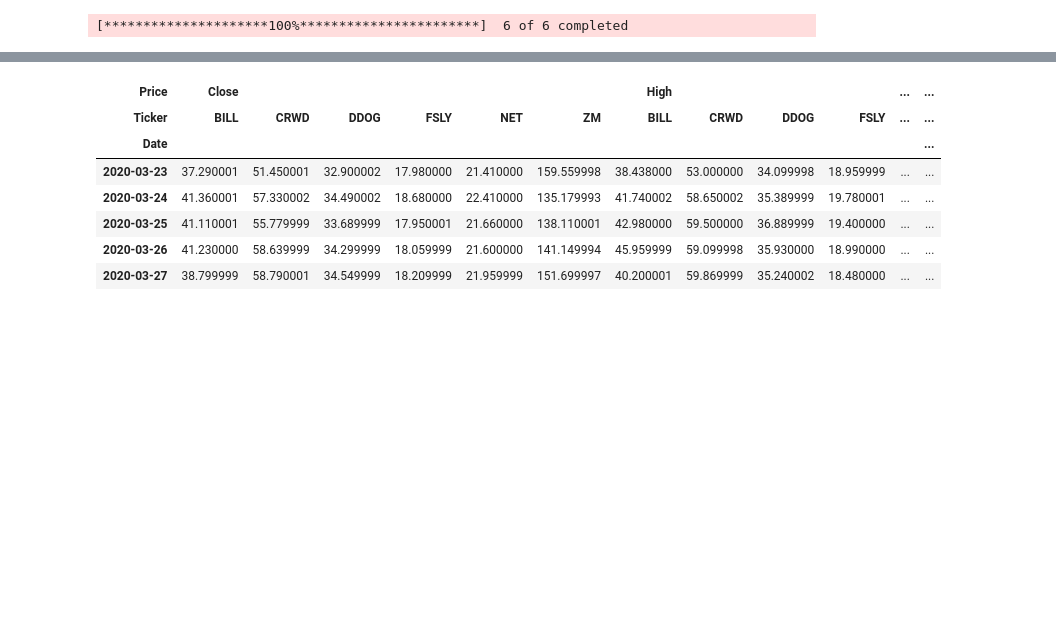
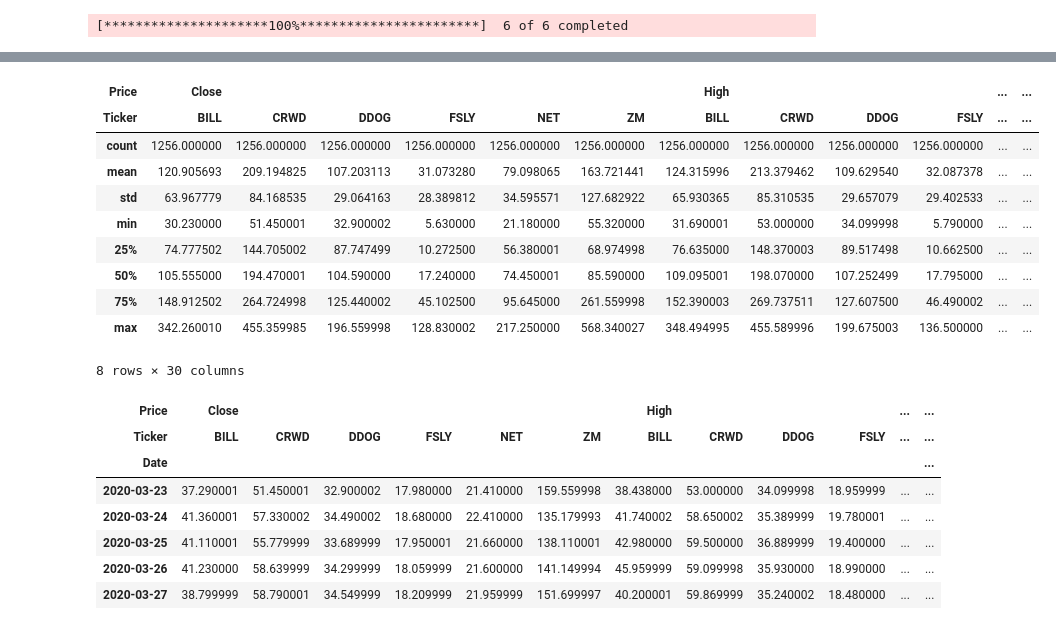
Before and after one commit to msicrow/SaaS-Stock-Prediction, a Jupyter notebook: EDA.ipynb, the cells around one changed output, grey strips where cells are left out. Cells and saved outputs as stored; diff of their text form; code cells hidden in the pictures; blank space fills up the shorter version.

```diff
--- a/EDA.ipynb
+++ b/EDA.ipynb
@@ -13,3 +36,17 @@ YF.download() has changed argument auto_adjust default to True
+# %%
+historical_data.describe()
+# %% [output]
+| Price | Close |  |  |  |  |  | High |  |  |  | ... | ... |
+| Ticker | BILL | CRWD | DDOG | FSLY | NET | ZM | BILL | CRWD | DDOG | FSLY | ... | ... |
+| count | 1256.000000 | 1256.000000 | 1256.000000 | 1256.000000 | 1256.000000 | 1256.000000 | 1256.000000 | 1256.000000 | 1256.000000 | 1256.000000 | ... | ... |
+| mean | 120.905693 | 209.194825 | 107.203113 | 31.073280 | 79.098065 | 163.721441 | 124.315996 | 213.379462 | 109.629540 | 32.087378 | ... | ... |
+| std | 63.967779 | 84.168535 | 29.064163 | 28.389812 | 34.595571 | 127.682922 | 65.930365 | 85.310535 | 29.657079 | 29.402533 | ... | ... |
+| min | 30.230000 | 51.450001 | 32.900002 | 5.630000 | 21.180000 | 55.320000 | 31.690001 | 53.000000 | 34.099998 | 5.790000 | ... | ... |
+| 25% | 74.777502 | 144.705002 | 87.747499 | 10.272500 | 56.380001 | 68.974998 | 76.635000 | 148.370003 | 89.517498 | 10.662500 | ... | ... |
+| 50% | 105.555000 | 194.470001 | 104.590000 | 17.240000 | 74.450001 | 85.590000 | 109.095001 | 198.070000 | 107.252499 | 17.795000 | ... | ... |
+| 75% | 148.912502 | 264.724998 | 125.440002 | 45.102500 | 95.645000 | 261.559998 | 152.390003 | 269.737511 | 127.607500 | 46.490002 | ... | ... |
+| max | 342.260010 | 455.359985 | 196.559998 | 128.830002 | 217.250000 | 568.340027 | 348.494995 | 455.589996 | 199.675003 | 136.500000 | ... | ... |
+8 rows × 30 columns
 # %%
 historical_data.head()
 # %% [output]
```
Also changed, not shown: parts of 5 cells of this notebook.
